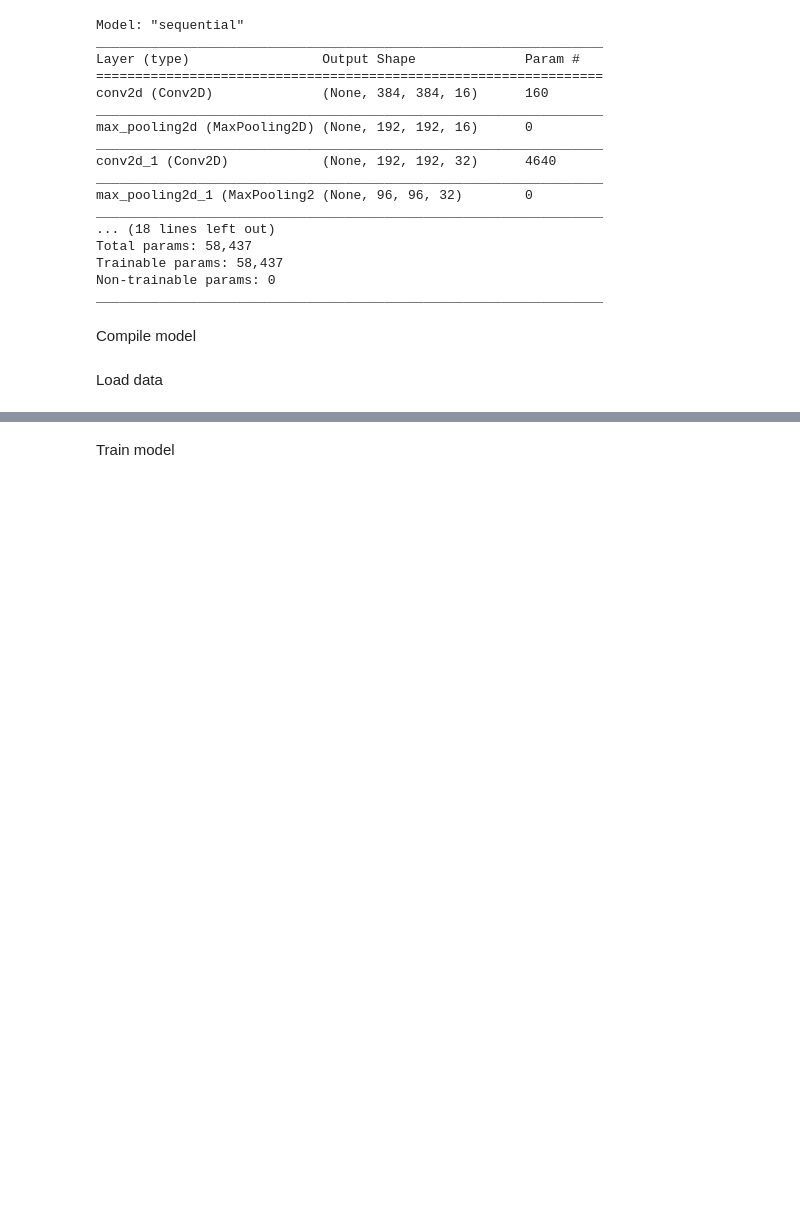
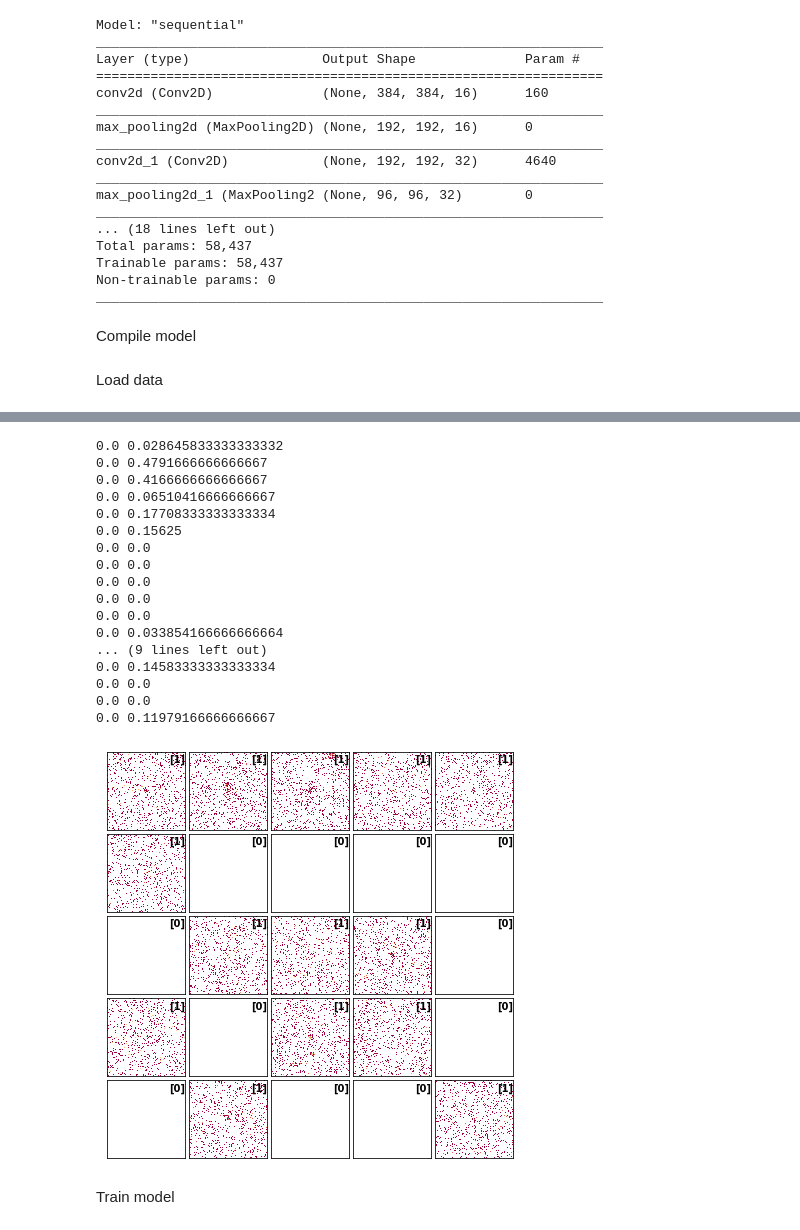
Before and after one commit to bgalgano/ClusNet, a Jupyter notebook: CNN/category/gpu_run.ipynb, the cells around one changed output, grey strips where cells are left out. Saved outputs shown, nothing was run; the diff lists cells and outputs as text; code cells hidden in the pictures; blank space fills up the shorter version.

```diff
--- a/CNN/category/gpu_run.ipynb
+++ b/CNN/category/gpu_run.ipynb
@@ -106,7 +106,7 @@ model.compile(optimizer=opt,
 Load data
 # %%
 # load data
-training_data, validation_data, modeldir = Cluster.load_dataset(k=k,validation_split=0.20)
+training_data, validation_data, modeldir = Cluster.load_dataset(k=0.8,validation_split=0.20,noise=False)
 x_train, y_train = training_data
 validation_x, validation_y = validation_data
 # %% [output]
@@ -130,3 +130,66 @@ Saving dataset paths to--> /Users/erebor/repos/ClusNet/models/category/226Jn
+# %%
+size=5
+nrows = size
+ncols = size
+k = nrows * ncols
+fig, axes = plt.subplots(nrows=nrows,
+                         ncols=ncols,
+                         figsize=(6,6))
+
+
+#clusglob = glob(globdir + '*.fits')
+#clusfpaths = random.choices(clusglob,k=k)
+
+dataset = x_train
+labels = y_train
+
+
+x = list(range(1874))
+random.shuffle(x)
+idx = random.choices(x, k=k)
+
+dataset = np.array(dataset)[idx]
+labels = np.array(labels)[idx]
+
+for i, ax in enumerate(axes.flat):
+    image = dataset[i]
+    print(np.min(image),np.max(image))
+    cmap = plt.cm.Spectral
+    cmap.set_bad(color='white')
+    ax.imshow(np.log10(image),interpolation='none',cmap=cmap)
+    ax.text(0.90, 0.90,labels[i],
+            horizontalalignment='center',
+            verticalalignment='center',
+            transform = ax.transAxes,
+            color="black",
+           weight='bold')
+    ax.set_yticks([]), ax.set_xticks([])
+
+space = 0.05
+plt.tight_layout()
+plt.subplots_adjust(wspace=space,hspace=space)
+#plt.savefig(fpath,dpi=300)
+plt.show()
+plt.close()
+# %% [output]
+0.0 0.028645833333333332
+0.0 0.4791666666666667
+0.0 0.4166666666666667
+0.0 0.06510416666666667
+0.0 0.17708333333333334
+0.0 0.15625
+0.0 0.0
+0.0 0.0
+0.0 0.0
+0.0 0.0
+0.0 0.0
+0.0 0.033854166666666664
+... (9 lines left out)
+0.0 0.14583333333333334
+0.0 0.0
+0.0 0.0
+0.0 0.11979166666666667
+[figure, added]
 # %% [markdown]
 Train model
 # %%
```
Also changed, not shown: parts of 3 cells of this notebook, 30 other files.
